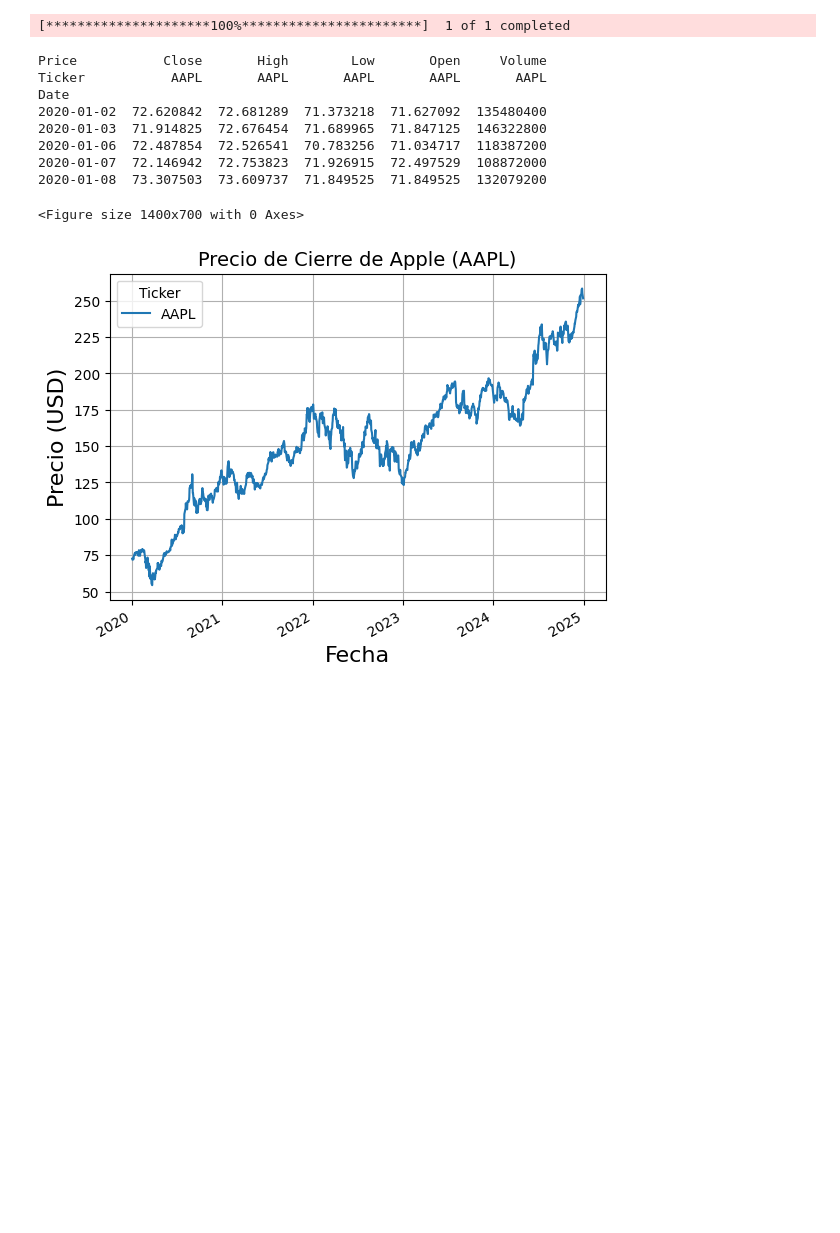
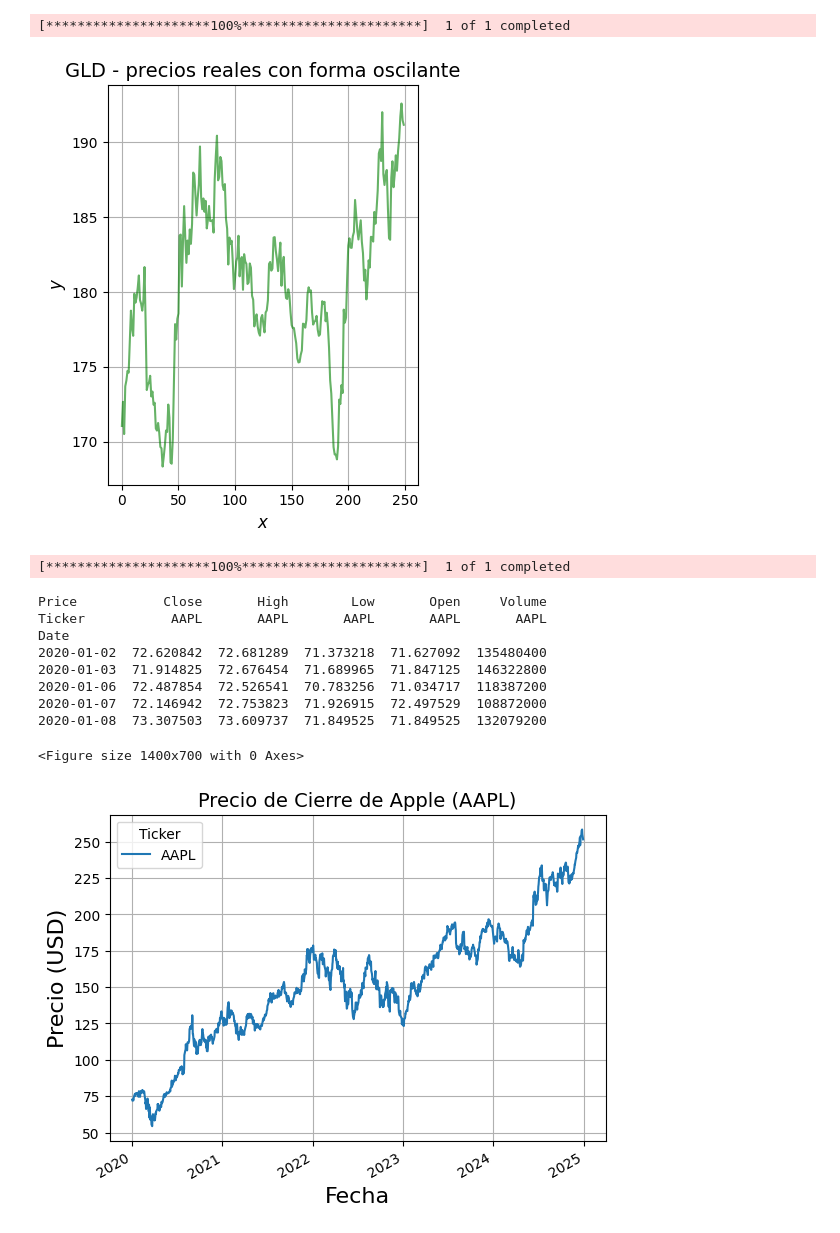
Before and after one commit to victosdur/Function_Approximation_Using_BNN_and_LWPE, a Jupyter notebook: ApplicationFinantialData.ipynb, the cells around one changed output. Saved outputs shown, nothing was run; the diff lists cells and outputs as text; code cells hidden in the pictures; blank space fills up the shorter version.

```diff
--- a/ApplicationFinantialData.ipynb
+++ b/ApplicationFinantialData.ipynb
@@ -15,6 +15,25 @@ plt.rcParams.update({
     "axes.titlesize": 14,    # Tamaño del título
     "axes.labelsize": fontsize,    # Tamaño de xlabel y ylabel
 })
+# %%
+# Descarga de datos reales con forma oscilante sin procesar
+data = yf.download('GLD', start='2023-01-01', end='2024-01-01')  # ETF de oro
+
+# Extraer la columna de precios de cierre
+prices = data['Close']
+
+# Representar directamente (sin ningún preprocesamiento)
+plt.figure(figsize=(4, 5))
+plt.plot(np.arange(len(prices.index)), prices.values, alpha=0.6, color='green')
+plt.title('GLD - precios reales con forma oscilante')
+plt.xlabel('x', fontsize=12, fontstyle='italic')
+plt.ylabel('y', fontsize=12, fontstyle='italic')
+plt.grid(True)
+plt.tight_layout()
+plt.show()
+# %% [output]
+[*********************100%***********************]  1 of 1 completed
+[figure, added]
 # %%
 ticker_symbol = "AAPL" # Apple Inc.
 start_date = "2020-01-01"
```
Also changed, not shown: 3 other files.
